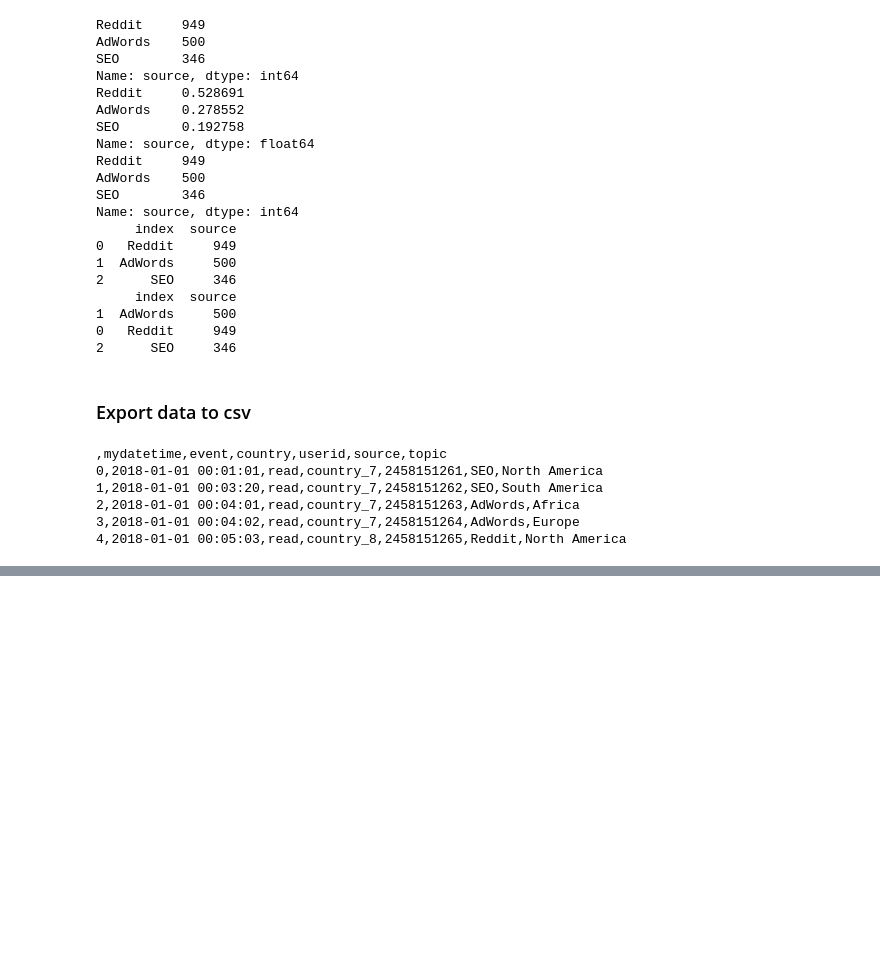
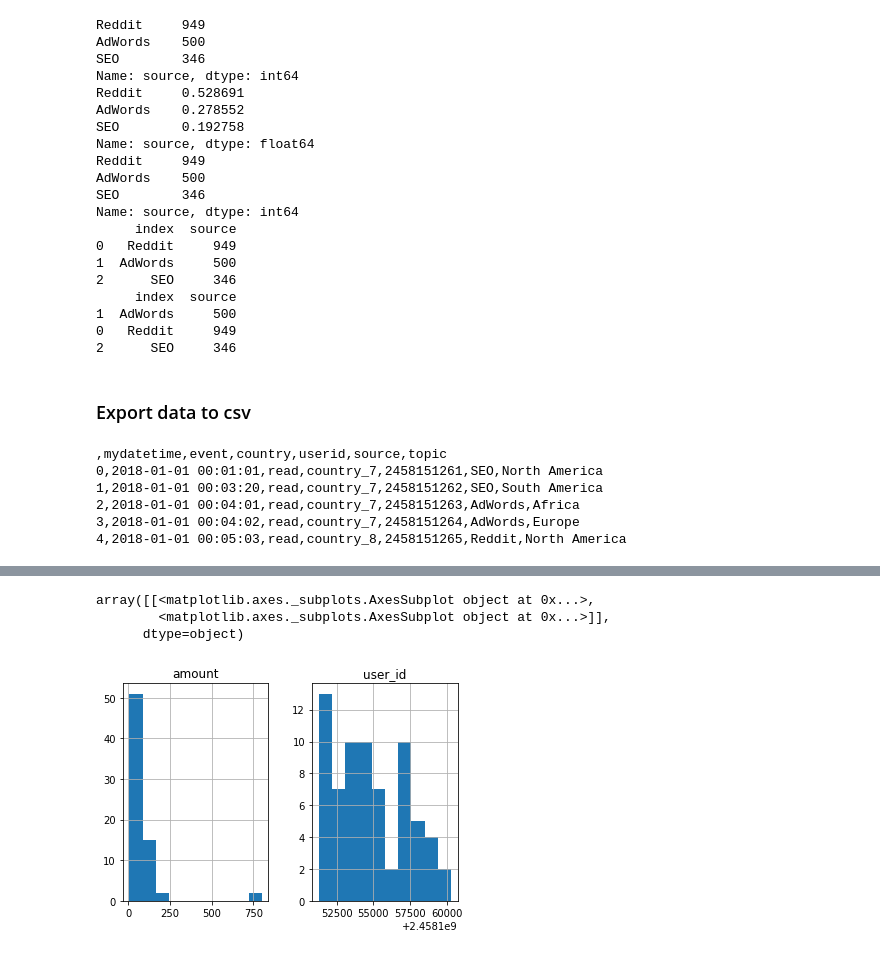
Before and after one commit to kuntalkumarpal/Python-cheat-sheets, a Jupyter notebook: Pandas_Tutorials.ipynb, the cells around one changed output, grey strips where cells are left out. Drawn from its saved outputs; the diff is of its cells as text; code cells hidden in the pictures; blank space fills up the shorter version.

```diff
--- a/Pandas_Tutorials.ipynb
+++ b/Pandas_Tutorials.ipynb
@@ -567,0 +692,7 @@ print(data[:5].to_csv())
+# %%
+blog_buy.hist(bins=10)
+# %% [output]
+array([[<matplotlib.axes._subplots.AxesSubplot object at 0x...>,
+        <matplotlib.axes._subplots.AxesSubplot object at 0x...>]],
+      dtype=object)
+[figure, added]
```
Also changed, not shown: parts of 16 cells of this notebook, 1 other file.
